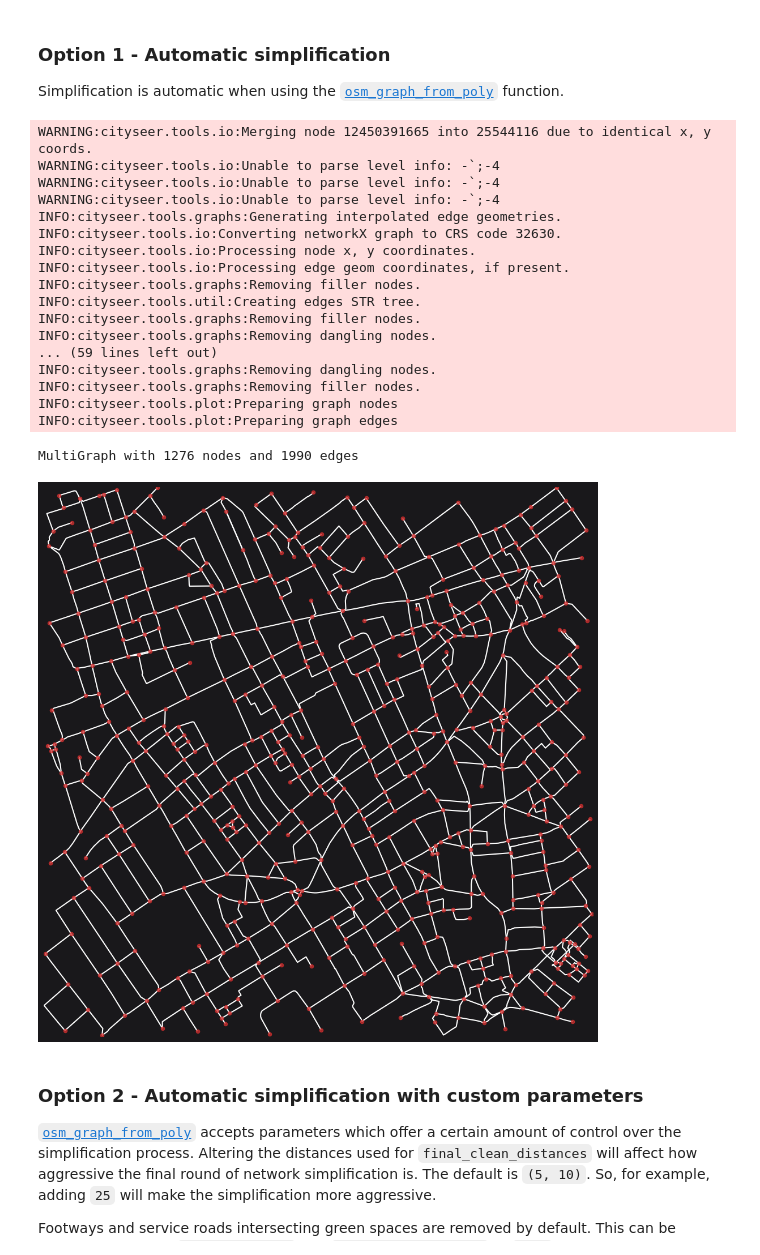
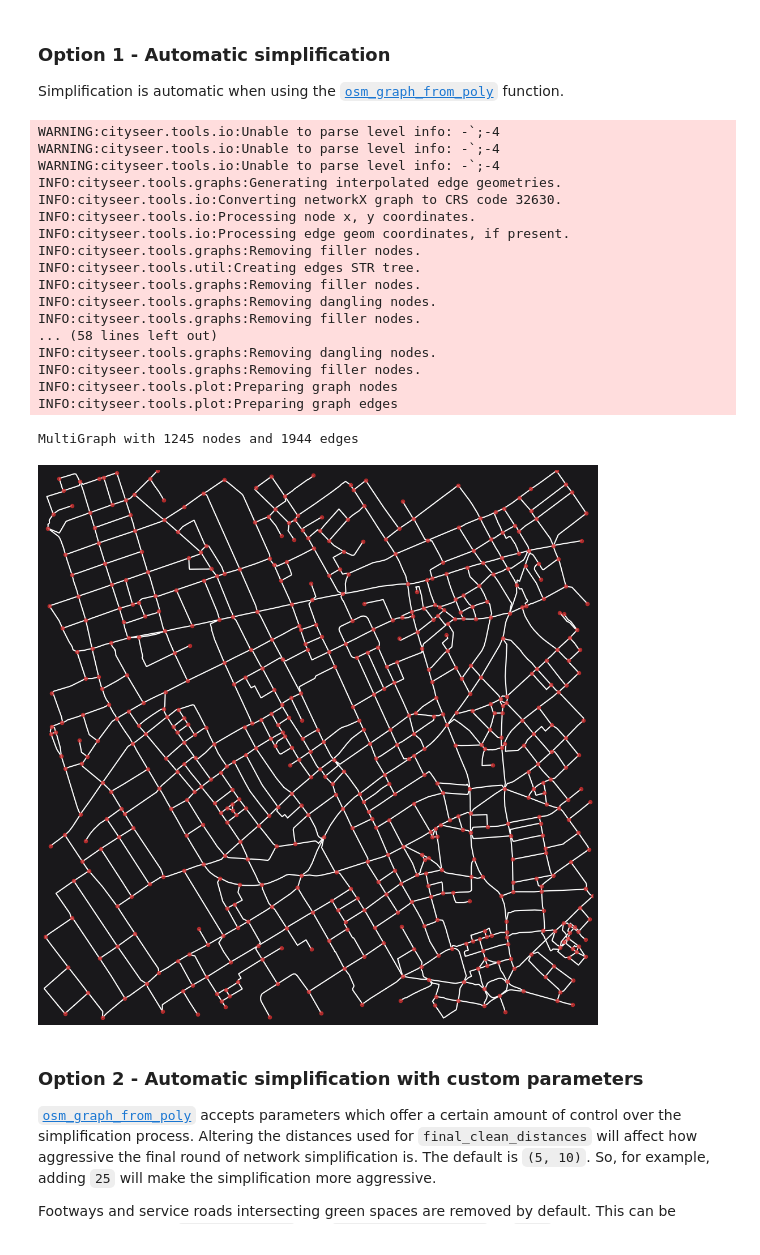
Before and after one commit to benchmark-urbanism/cityseer-examples, a Jupyter notebook: recipes/networks/network_simplification.ipynb, the cells around one changed output. Cells and saved outputs as stored; diff of their text form; code cells hidden in the pictures.

```diff
--- a/recipes/networks/network_simplification.ipynb
+++ b/recipes/networks/network_simplification.ipynb
@@ -19,35 +19,38 @@ poly_wgs, epsg_code = io.buffered_point_poly(lng, lat, buffer)
 
 Simplification is automatic when using the [`osm_graph_from_poly`](https://cityseer.benchmarkurbanism.com/tools/io#osm-graph-from-poly) function.
 # %%
-G_auto = io.osm_graph_from_poly(poly_wgs, simplify=True)
+G_auto = io.osm_graph_from_poly(
+    poly_wgs,
+    simplify=True,
+)
 print(G_auto)
 plot.plot_nx(
     G_auto,
     plot_geoms=True,
     figsize=(10, 10),
     x_lim=(698173, 699570),
     y_lim=(5710085, 5711440),
 )
 # %% [output]
-WARNING:cityseer.tools.io:Merging node 12450391665 into 25544116 due to identical x, y coords.
 WARNING:cityseer.tools.io:Unable to parse level info: -`;-4
 WARNING:cityseer.tools.io:Unable to parse level info: -`;-4
 WARNING:cityseer.tools.io:Unable to parse level info: -`;-4
 INFO:cityseer.tools.graphs:Generating interpolated edge geometries.
 INFO:cityseer.tools.io:Converting networkX graph to CRS code 32630.
 INFO:cityseer.tools.io:Processing node x, y coordinates.
 INFO:cityseer.tools.io:Processing edge geom coordinates, if present.
 INFO:cityseer.tools.graphs:Removing filler nodes.
 INFO:cityseer.tools.util:Creating edges STR tree.
 INFO:cityseer.tools.graphs:Removing filler nodes.
 INFO:cityseer.tools.graphs:Removing dangling nodes.
-... (59 lines left out)
+INFO:cityseer.tools.graphs:Removing filler nodes.
+... (58 lines left out)
 INFO:cityseer.tools.graphs:Removing dangling nodes.
 INFO:cityseer.tools.graphs:Removing filler nodes.
 INFO:cityseer.tools.plot:Preparing graph nodes
 INFO:cityseer.tools.plot:Preparing graph edges
-MultiGraph with 1276 nodes and 1990 edges
+MultiGraph with 1245 nodes and 1944 edges
-[figure, old version]
+[figure, new version]
 # %% [markdown]
 ### Option 2 - Automatic simplification with custom parameters
 
```
Also changed, not shown: parts of 4 cells of this notebook, 3 other files.
